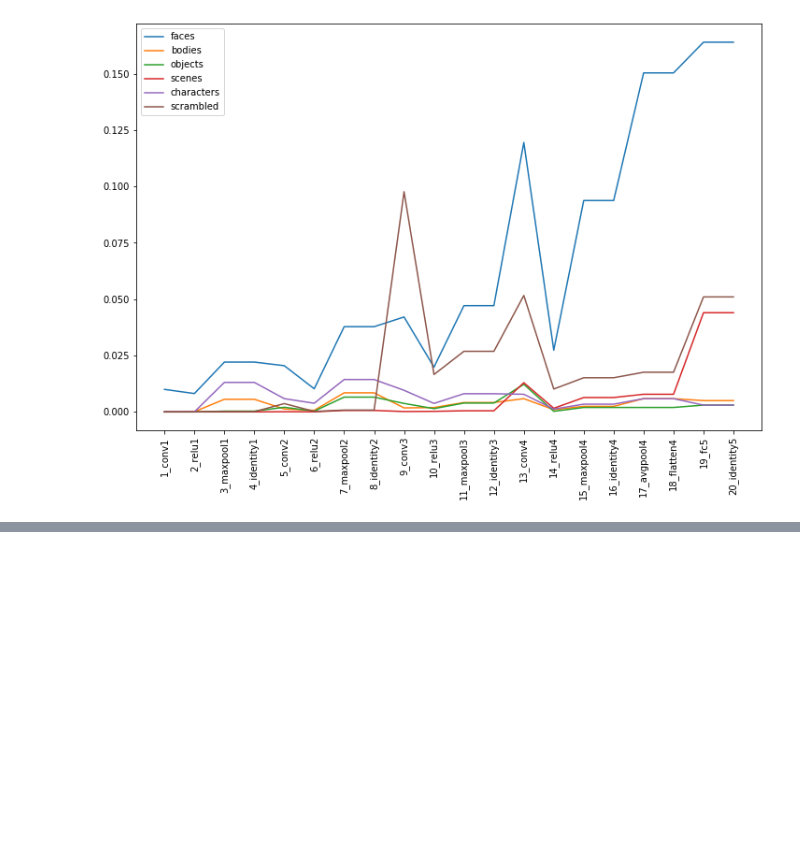
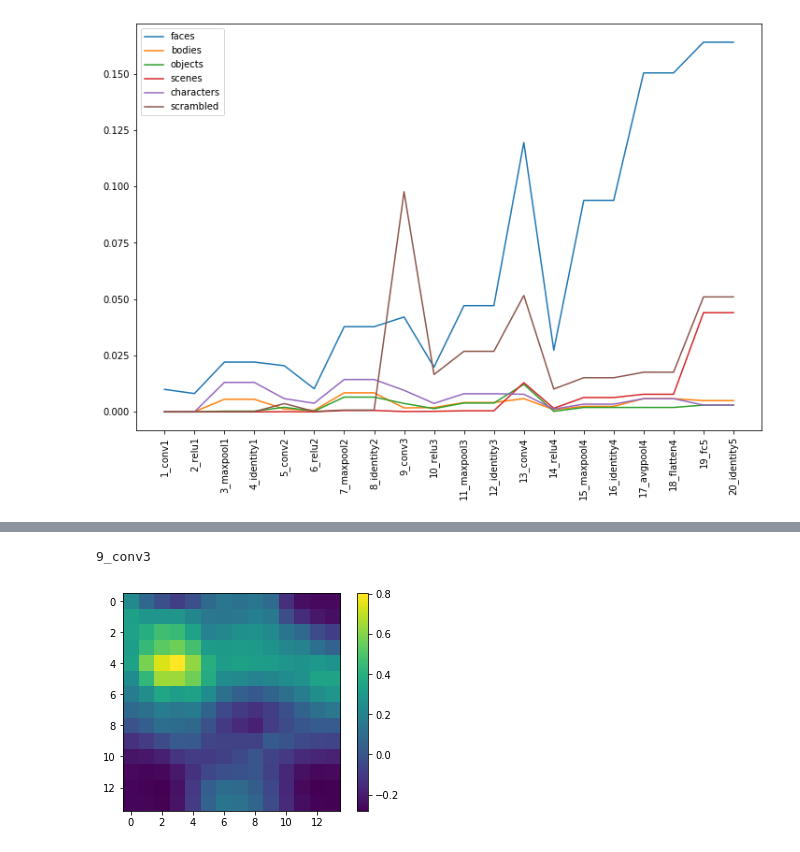
Before and after one commit to jacob-prince/RotspaceIT, a Jupyter notebook: notebooks/n02_floc_selectivity.ipynb, the cells around one changed output, grey strips where cells are left out. Saved outputs shown, nothing was run; the diff lists cells and outputs as text; code cells hidden in the pictures; blank space fills up the shorter version.

```diff
--- a/notebooks/n02_floc_selectivity.ipynb
+++ b/notebooks/n02_floc_selectivity.ipynb
@@ -210,0 +230,38 @@ plt.xticks(np.arange(len(layers_to_load)),np.array(layers_to_load),rotation=90);
+# %%
+maps = []
+
+for layer in layer_list:
+
+    print(layer)
+    Y = utils.load_batched_activations(activation_loaddir, [layer], 240, reshape_to_2D = False)
+    #print(Y.shape)
+
+    cohen_order = np.array([1,3,2,5,7,8,6,4])-1
+    Y_categ = rsa.collapse_categs_4D(Y, np.repeat(np.arange(8),30))[cohen_order]
+    #print(Y_categ.shape)
+
+    Y = Y_categ
+    dim = Y.shape
+    #print(dim)
+    map_dim = (Y.shape[2], Y.shape[3])
+    a = np.zeros((8,8))
+    map_depth = len(pdist(a,'correlation'))
+    corr_map = np.empty(map_dim)
+    corr_map[:] = np.nan
+
+    dn_rdvs = np.zeros((map_dim[0],map_dim[1],map_depth))
+    #print(dn_rdvs.shape)
+
+    for i in range(map_dim[0]):
+        for j in range(map_dim[1]):
+            data = np.squeeze(Y[:,:,i,j])
+            data_rdv = rsa.rdv(data)
+            corr_map[i,j] = rsa.rdvcorr(FFA_rdv, data_rdv)
+
+    maps.append(corr_map)
+# %% [output]
+9_conv3
+# %%
+rsa.plot_matrix(corr_map)
+# %% [output]
+[figure, added]
```
Also changed, not shown: parts of 5 cells of this notebook, 2 other files.
